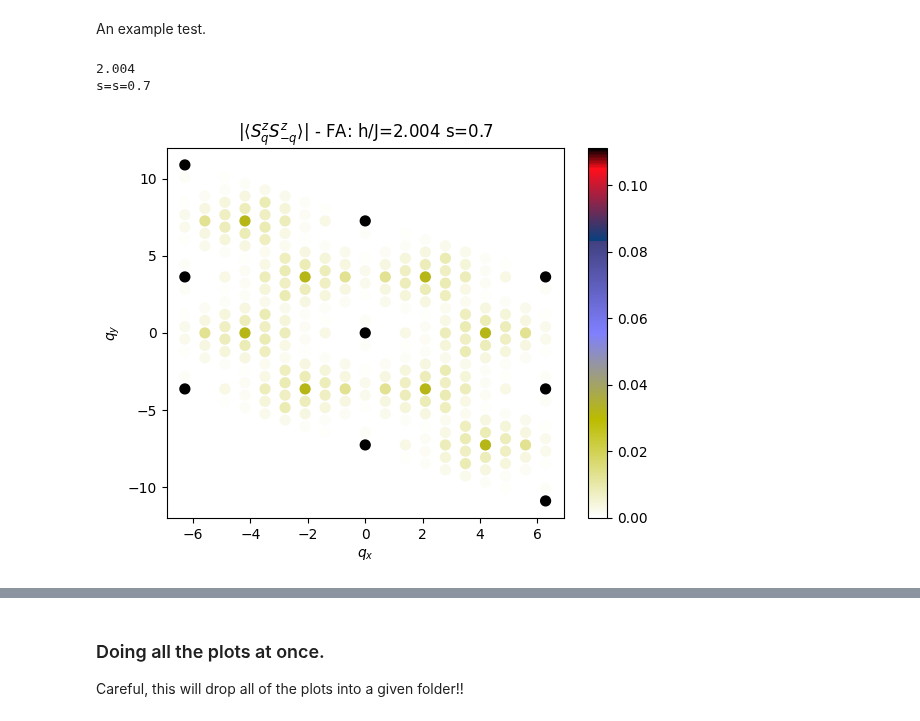
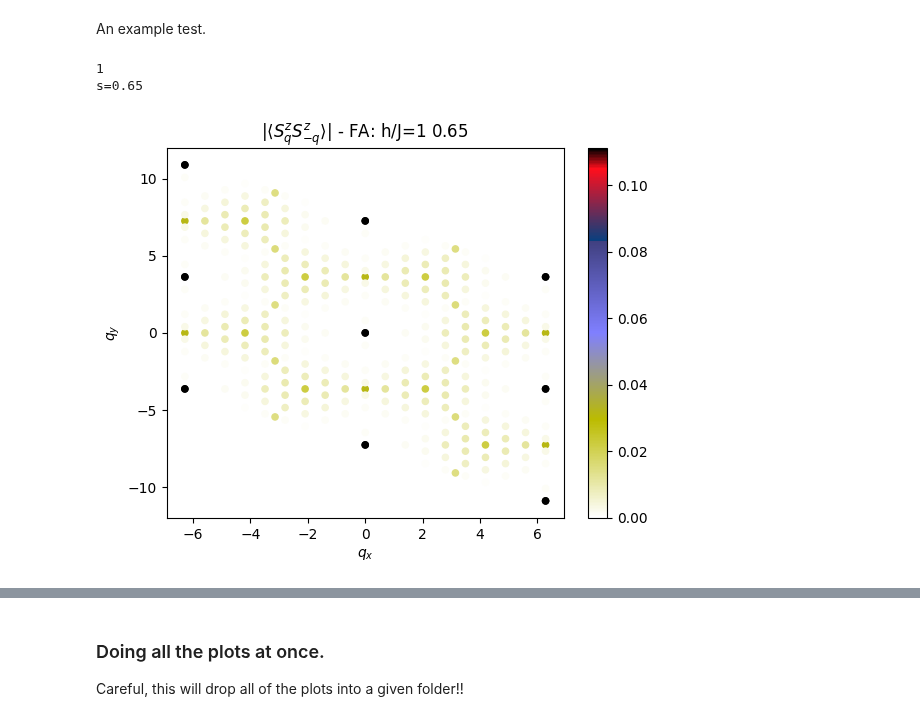
Before and after one commit to vdrouint/d-wave-other, a Jupyter notebook: kagome-tfim/processing/plot_FT.ipynb, the cells around one changed output, grey strips where cells are left out. Saved outputs shown, nothing was run; the diff lists cells and outputs as text; code cells hidden in the pictures.

Commit message:
ft plot

```diff
--- a/kagome-tfim/processing/plot_FT.ipynb
+++ b/kagome-tfim/processing/plot_FT.ipynb
@@ -270,10 +270,15 @@ plt.grid()
 # %% [markdown]
 ## Quantum, finite $s_p$
 # %%
+# # change the folder!!
+# where_to_save = "../../data_prathus_runs/processed_FT/"
+# hoverJ_apq = ['0.000', '2.004', '3.908', '5.211', '0.501', '2.505', '1.503', '3.006', '3.507', '1.002']
+# slist = ['s=s=0.2', 's=s=0.7']
+
 # change the folder!!
-where_to_save = "../../data_prathus_runs/processed_FT/"
-hoverJ_apq = ['0.000', '2.004', '3.908', '5.211', '0.501', '2.505', '1.503', '3.006', '3.507', '1.002']
-slist = ['s=s=0.2', 's=s=0.7']
+where_to_save = "../../data_prathus_runs/processedFT2/"
+hoverJ_apq = ['0', '1', '2', '3']
+slist = ['s=0.15', 's=0.65']
 # %% [markdown]
 An example test.
 # %%
@@ -286,47 +291,47 @@ print(tag2)
 file_name = where_to_save + "3D_FT_h=" + tag1 + "_" + tag2 + ".hdf5"
 data = h5py.File(file_name, 'r')
 
-kx_vals = data['kx']
-ky_vals = data['ky']
+# kx_vals = data['kx']
+# ky_vals = data['ky']
 total_K = data['total_K']
 finalSQ_spin = np.absolute(data['avg_sigmasigma'])
 
 file_name = where_to_save + "line_FT_h=" + tag1 + "_" + tag2 + ".hdf5"
 data2 = h5py.File(file_name, 'r')
 
-kx_vals_line = data2['kx']
-ky_vals_line = data2['ky']
-total_K = []
-flat_kx = np.array(kx_vals_line).flatten()
-flat_ky = np.array(ky_vals_line).flatten()
-for i in range(len(flat_kx)):
-        total_K.append([flat_kx[i], flat_ky[i]])
-total_K = np.array(total_K)
-total_K = data2['total_K']
-finalSQ_spin_line = np.absolute(data2['avg_sigmasigma'])
+# kx_vals_line = data2['kx']
+# ky_vals_line = data2['ky']
+# total_K = []
+# flat_kx = np.array(kx_vals_line).flatten()
+# flat_ky = np.array(ky_vals_line).flatten()
+# for i in range(len(flat_kx)):
+#         total_K.append([flat_kx[i], flat_ky[i]])
+# total_K = np.array(total_K)
+# total_K = data2['total_K']
+# finalSQ_spin_line = np.absolute(data2['avg_sigmasigma'])
 # %% [output]
-2.004
-s=s=0.7
+1
+s=0.65
 # %%
 norm = plt.Normalize(0,(1/3)**2)
 cmap = mpl.colormaps['gist_stern_r']
 #finalSQ_spin = np.absolute(structure_factor)
 #finalSQ = final_spin_Q2 - final_spin_Q**2
-plt.scatter(kx_vals, ky_vals, s=50, c=finalSQ_spin, cmap=cmap, norm=norm)
+plt.scatter(total_K[:,0], total_K[:,1], s=20, c=finalSQ_spin, cmap=cmap, norm=norm)
 plt.colorbar()
 theta_list = [2*np.pi*i/6 for i in range(7)]
 lside = 4*np.pi/3
 #for j in range(6):
 #    plt.plot([lside*np.cos(theta_list[j]), lside*np.cos(theta_list[j+1])],
 #     [lside*np.sin(theta_list[j]), lside*np.sin(theta_list[j+1])], 'k-.', lw=2, alpha = 0.4)
 # total_K_again, kx, ky = path_Kagome(6)
 # for i in range(len(total_K_again)):
 #     plt.scatter(*total_K_again[i], color = 'black', s = 100, alpha = 0.1)
 plt.xlabel(r'$q_x$')
 plt.ylabel(r'$q_y$')
 plt.title(r'$S(q)$, with 1st Brillouin Zone')
 #plt.title("h/J=" + hoverJ_apq[1] + " s=" + str(0.7))
 plt.title(r'$|\langle S^z_q S^z_{-q} \rangle |$' + " - FA: h/J=" + tag1 + " " + tag2[2:]);
 plt.show()
 # %% [output]
-[figure, old version]
+[figure, new version]
```
Also changed, not shown: parts of 5 cells of this notebook.
